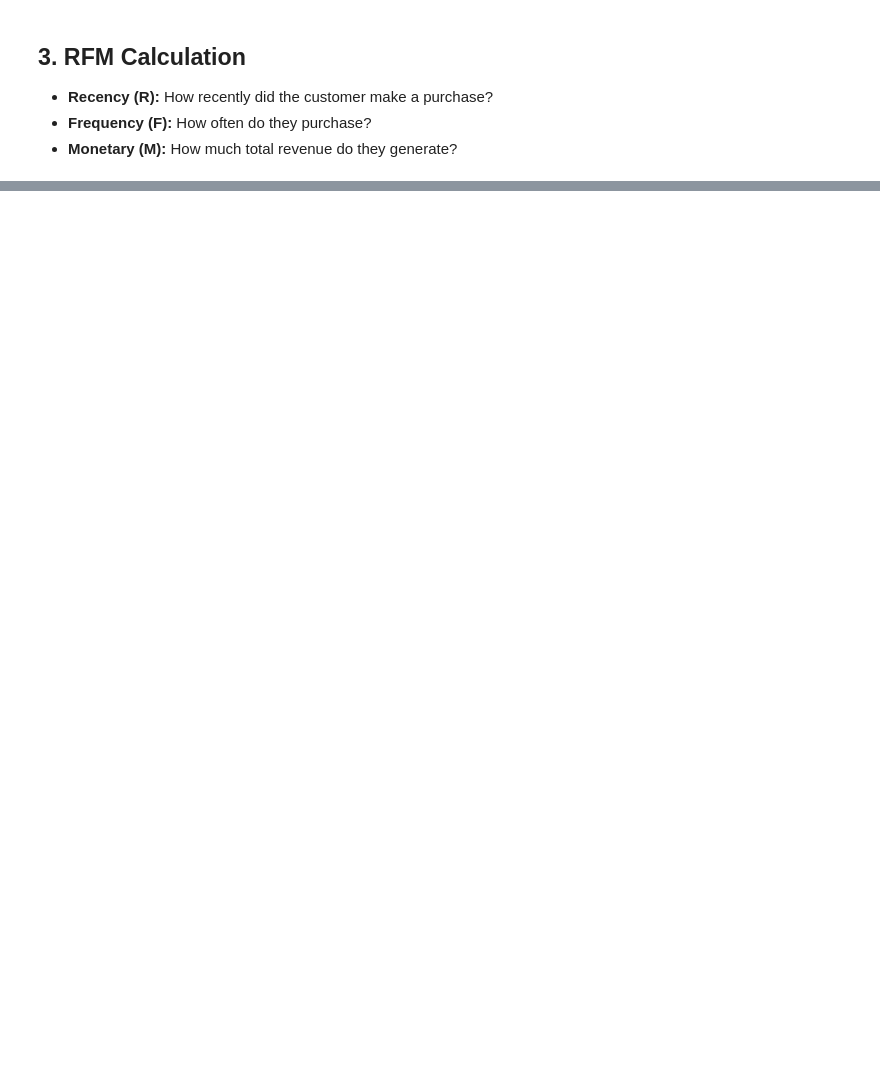
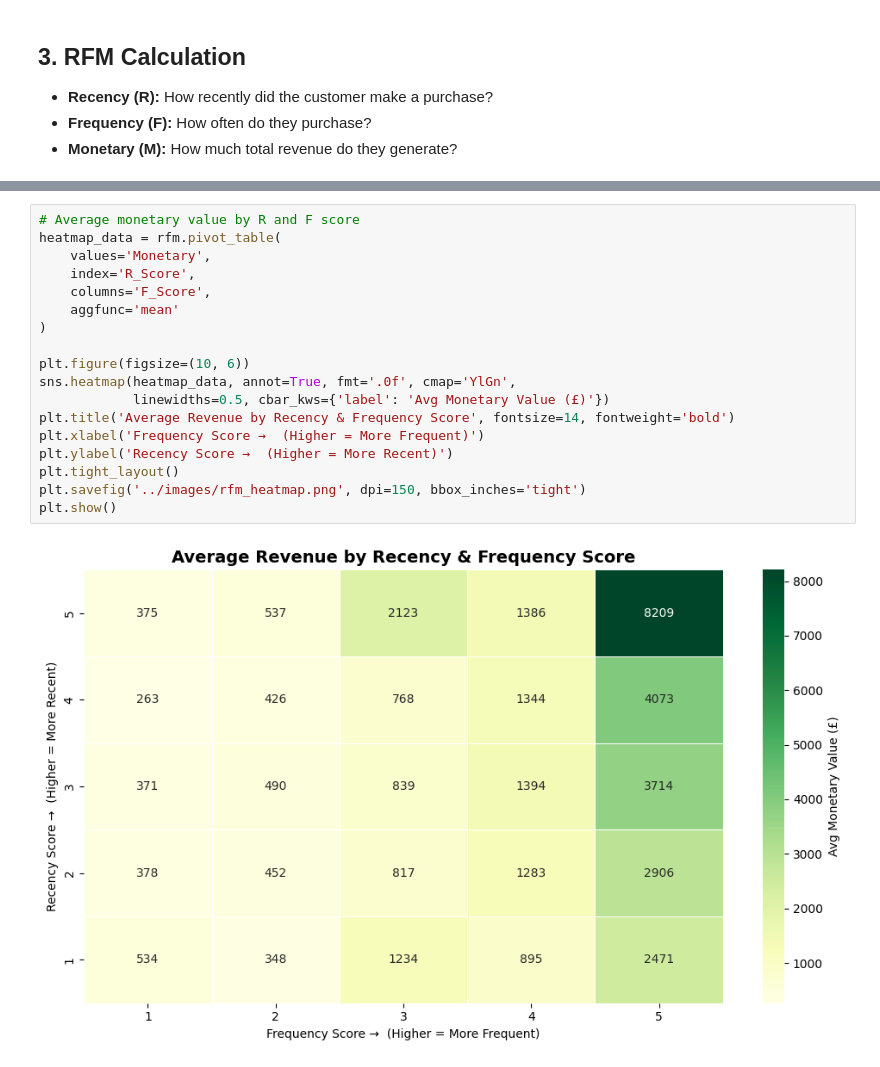
Before and after one commit to ismailmukmin/customer-segmentation-rfm, a Jupyter notebook: notebooks/rfm_analysis.ipynb, the cells around one changed output, grey strips where cells are left out. Cells and saved outputs as stored; diff of their text form; blank space fills up the shorter version.

Commit message:
add customer heatmap visualization

```diff
--- a/notebooks/rfm_analysis.ipynb
+++ b/notebooks/rfm_analysis.ipynb
@@ -266,0 +185,20 @@ print("✅ Chart saved to images/")
+# %%
+# Average monetary value by R and F score
+heatmap_data = rfm.pivot_table(
+    values='Monetary',
+    index='R_Score',
+    columns='F_Score',
+    aggfunc='mean'
+)
+
+plt.figure(figsize=(10, 6))
+sns.heatmap(heatmap_data, annot=True, fmt='.0f', cmap='YlGn',
+            linewidths=0.5, cbar_kws={'label': 'Avg Monetary Value (£)'})
+plt.title('Average Revenue by Recency & Frequency Score', fontsize=14, fontweight='bold')
+plt.xlabel('Frequency Score →  (Higher = More Frequent)')
+plt.ylabel('Recency Score →  (Higher = More Recent)')
+plt.tight_layout()
+plt.savefig('../images/rfm_heatmap.png', dpi=150, bbox_inches='tight')
+plt.show()
+# %% [output]
+[figure, added]
```
Also changed, not shown: parts of 8 cells of this notebook, 1 other file.
